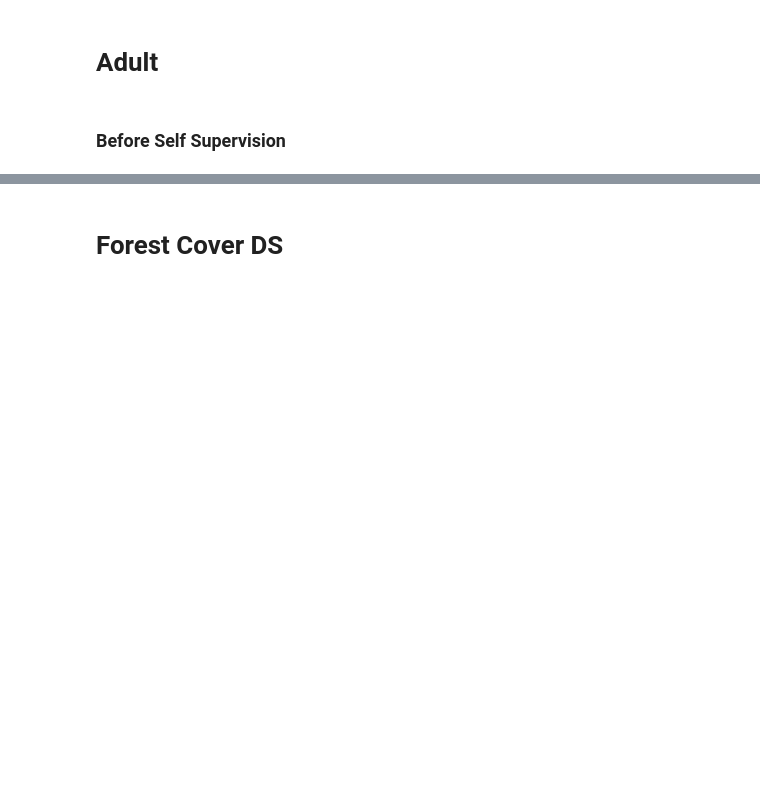
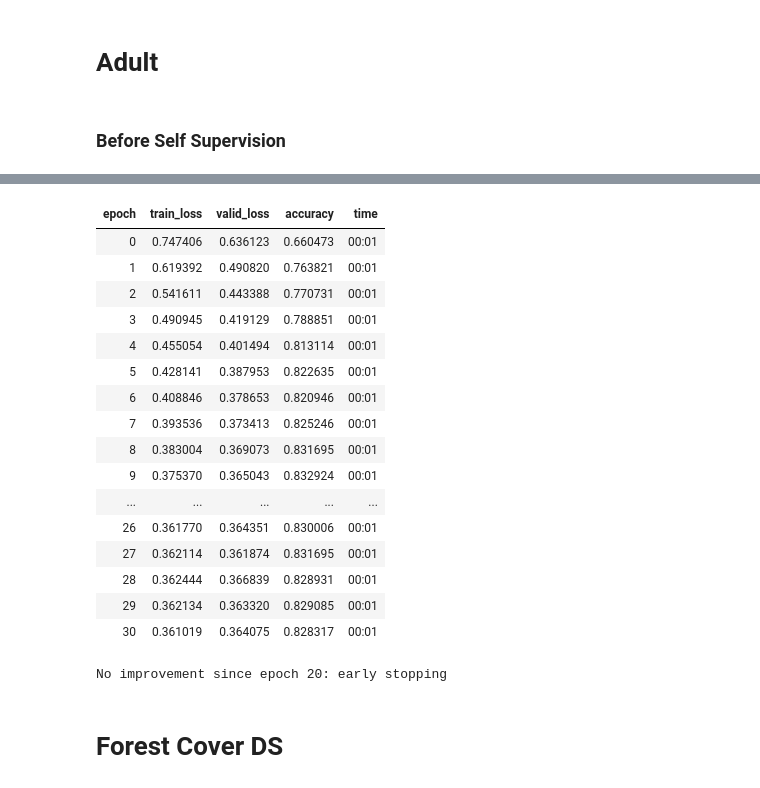
Before and after one commit to matanc1/tabnet, a Jupyter notebook: 03_experiments.ipynb, the cells around one changed output, grey strips where cells are left out. Cells and saved outputs as stored; diff of their text form; code cells hidden in the pictures; blank space fills up the shorter version.

```diff
--- a/03_experiments.ipynb
+++ b/03_experiments.ipynb
@@ -83,3 +137,24 @@ RuntimeError: python_error
+# %%
+learn.fit_one_cycle(150, 1e-2)
+# %% [output]
+| epoch | train_loss | valid_loss | accuracy | time |
+| 0 | 0.747406 | 0.636123 | 0.660473 | 00:01 |
+| 1 | 0.619392 | 0.490820 | 0.763821 | 00:01 |
+| 2 | 0.541611 | 0.443388 | 0.770731 | 00:01 |
+| 3 | 0.490945 | 0.419129 | 0.788851 | 00:01 |
+| 4 | 0.455054 | 0.401494 | 0.813114 | 00:01 |
+| 5 | 0.428141 | 0.387953 | 0.822635 | 00:01 |
+| 6 | 0.408846 | 0.378653 | 0.820946 | 00:01 |
+| 7 | 0.393536 | 0.373413 | 0.825246 | 00:01 |
+| 8 | 0.383004 | 0.369073 | 0.831695 | 00:01 |
+| 9 | 0.375370 | 0.365043 | 0.832924 | 00:01 |
+| ... | ... | ... | ... | ... |
+| 26 | 0.361770 | 0.364351 | 0.830006 | 00:01 |
+| 27 | 0.362114 | 0.361874 | 0.831695 | 00:01 |
+| 28 | 0.362444 | 0.366839 | 0.828931 | 00:01 |
+| 29 | 0.362134 | 0.363320 | 0.829085 | 00:01 |
+| 30 | 0.361019 | 0.364075 | 0.828317 | 00:01 |
+No improvement since epoch 20: early stopping
 # %% [markdown]
 # Forest Cover DS
 # %%
```
Also changed, not shown: parts of 17 cells of this notebook, 3 other files.
